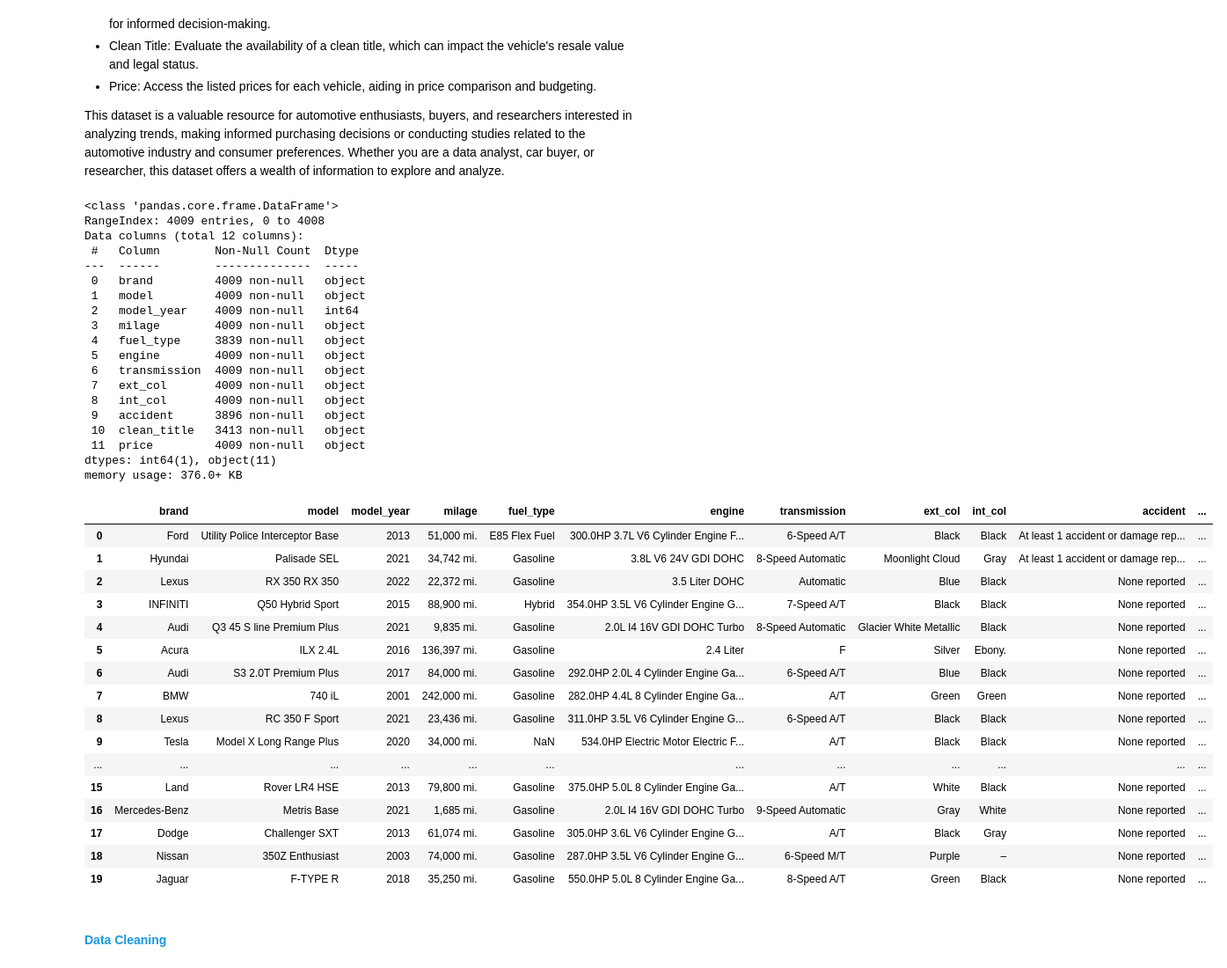
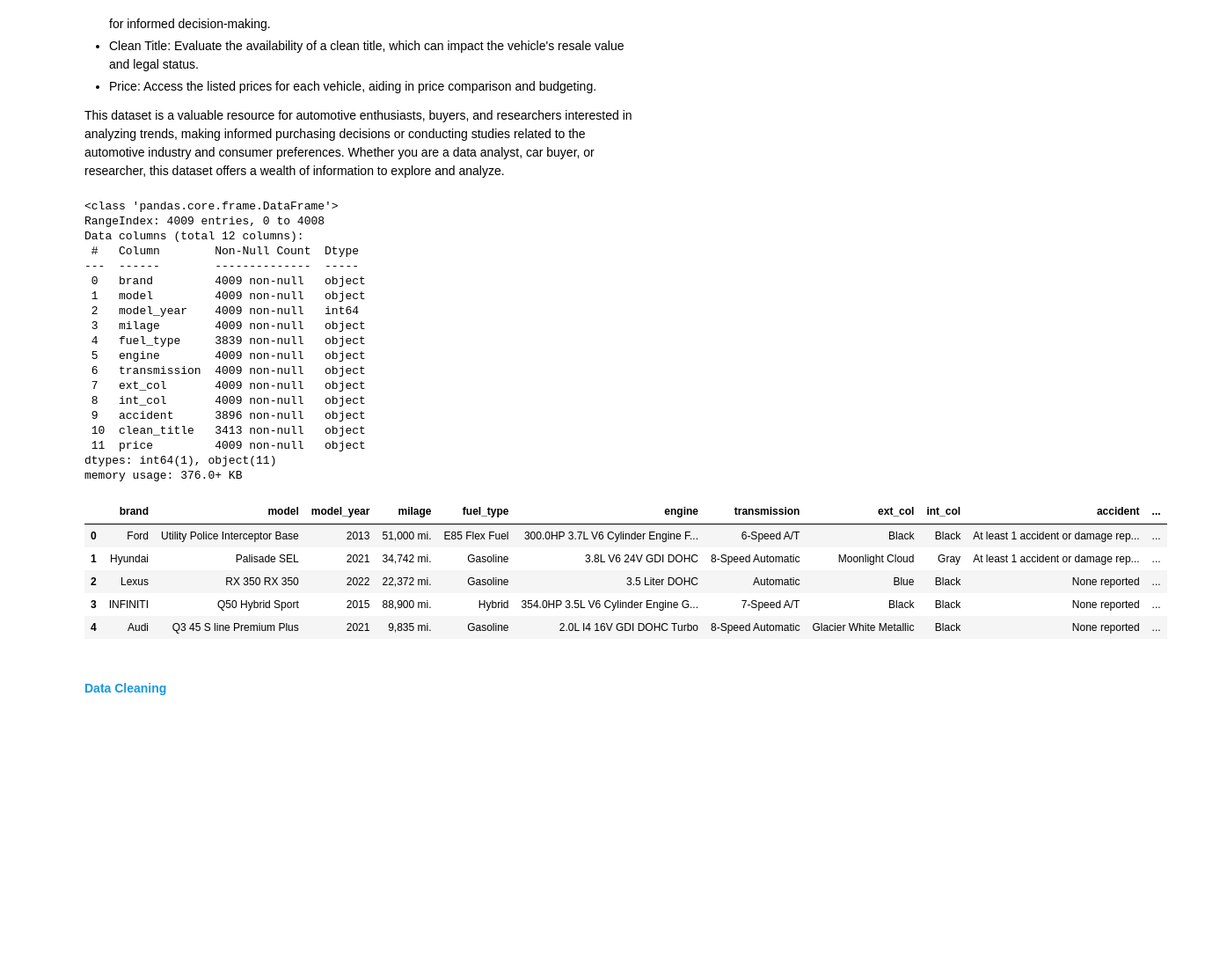
Before and after one commit to Dipu9813/Predict-car-price-DSproject, a Jupyter notebook: KCE080BCT008.ipynb, the cells around one changed output. Shown at 88% size. Drawn from its saved outputs; the diff is of its cells as text; code cells hidden in the pictures; blank space fills up the shorter version.

```diff
--- a/KCE080BCT008.ipynb
+++ b/KCE080BCT008.ipynb
@@ -22,44 +24,33 @@ import pandas as pd
 df=pd.read_csv('used_cars.csv')
 # %%
 df.info()
-df.head(20)
+df.head()
 # %% [output]
 <class 'pandas.core.frame.DataFrame'>
 RangeIndex: 4009 entries, 0 to 4008
 Data columns (total 12 columns):
  #   Column        Non-Null Count  Dtype
 ---  ------        --------------  -----
  0   brand         4009 non-null   object
  1   model         4009 non-null   object
  2   model_year    4009 non-null   int64
  3   milage        4009 non-null   object
  4   fuel_type     3839 non-null   object
  5   engine        4009 non-null   object
  6   transmission  4009 non-null   object
  7   ext_col       4009 non-null   object
  8   int_col       4009 non-null   object
  9   accident      3896 non-null   object
  10  clean_title   3413 non-null   object
  11  price         4009 non-null   object
 dtypes: int64(1), object(11)
 memory usage: 376.0+ KB
 |  | brand | model | model_year | milage | fuel_type | engine | transmission | ext_col | int_col | accident | ... |
 | 0 | Ford | Utility Police Interceptor Base | 2013 | 51,000 mi. | E85 Flex Fuel | 300.0HP 3.7L V6 Cylinder Engine F... | 6-Speed A/T | Black | Black | At least 1 accident or damage rep... | ... |
 | 1 | Hyundai | Palisade SEL | 2021 | 34,742 mi. | Gasoline | 3.8L V6 24V GDI DOHC | 8-Speed Automatic | Moonlight Cloud | Gray | At least 1 accident or damage rep... | ... |
 | 2 | Lexus | RX 350 RX 350 | 2022 | 22,372 mi. | Gasoline | 3.5 Liter DOHC | Automatic | Blue | Black | None reported | ... |
 | 3 | INFINITI | Q50 Hybrid Sport | 2015 | 88,900 mi. | Hybrid | 354.0HP 3.5L V6 Cylinder Engine G... | 7-Speed A/T | Black | Black | None reported | ... |
 | 4 | Audi | Q3 45 S line Premium Plus | 2021 | 9,835 mi. | Gasoline | 2.0L I4 16V GDI DOHC Turbo | 8-Speed Automatic | Glacier White Metallic | Black | None reported | ... |
-| 5 | Acura | ILX 2.4L | 2016 | 136,397 mi. | Gasoline | 2.4 Liter | F | Silver | Ebony. | None reported | ... |
-| 6 | Audi | S3 2.0T Premium Plus | 2017 | 84,000 mi. | Gasoline | 292.0HP 2.0L 4 Cylinder Engine Ga... | 6-Speed A/T | Blue | Black | None reported | ... |
-| 7 | BMW | 740 iL | 2001 | 242,000 mi. | Gasoline | 282.0HP 4.4L 8 Cylinder Engine Ga... | A/T | Green | Green | None reported | ... |
-| 8 | Lexus | RC 350 F Sport | 2021 | 23,436 mi. | Gasoline | 311.0HP 3.5L V6 Cylinder Engine G... | 6-Speed A/T | Black | Black | None reported | ... |
-| 9 | Tesla | Model X Long Range Plus | 2020 | 34,000 mi. | NaN | 534.0HP Electric Motor Electric F... | A/T | Black | Black | None reported | ... |
-| ... | ... | ... | ... | ... | ... | ... | ... | ... | ... | ... | ... |
-| 15 | Land | Rover LR4 HSE | 2013 | 79,800 mi. | Gasoline | 375.0HP 5.0L 8 Cylinder Engine Ga... | A/T | White | Black | None reported | ... |
-| 16 | Mercedes-Benz | Metris Base | 2021 | 1,685 mi. | Gasoline | 2.0L I4 16V GDI DOHC Turbo | 9-Speed Automatic | Gray | White | None reported | ... |
-| 17 | Dodge | Challenger SXT | 2013 | 61,074 mi. | Gasoline | 305.0HP 3.6L V6 Cylinder Engine G... | A/T | Black | Gray | None reported | ... |
-| 18 | Nissan | 350Z Enthusiast | 2003 | 74,000 mi. | Gasoline | 287.0HP 3.5L V6 Cylinder Engine G... | 6-Speed M/T | Purple | – | None reported | ... |
-| 19 | Jaguar | F-TYPE R | 2018 | 35,250 mi. | Gasoline | 550.0HP 5.0L 8 Cylinder Engine Ga... | 8-Speed A/T | Green | Black | None reported | ... |
 # %% [markdown]
 #### <span style="color:#1B98E0">Data Cleaning</span>
 # %%
```
Also changed, not shown: parts of 19 cells of this notebook.
